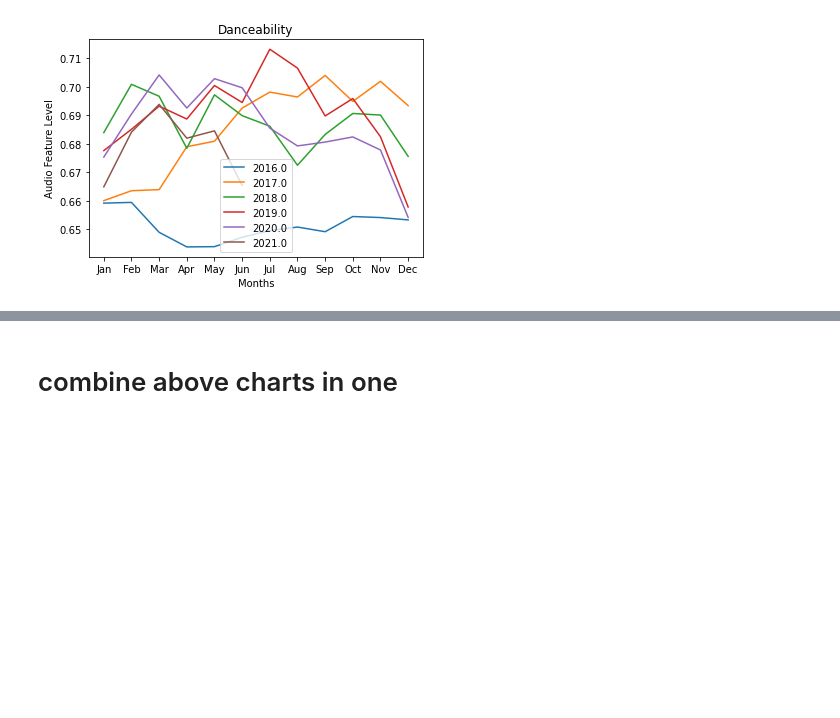
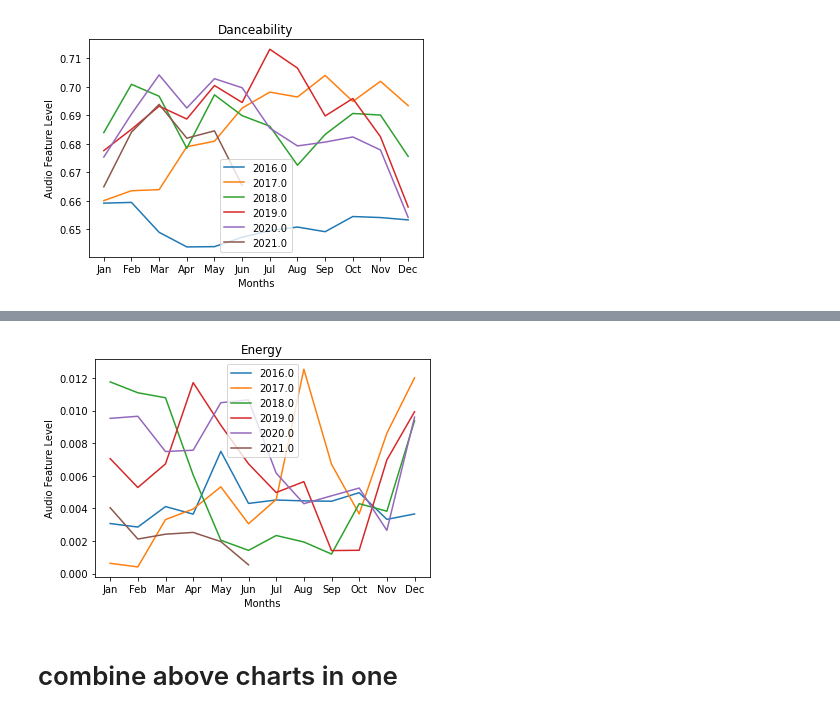
Before and after one commit to lakemp2345/Project-1, a Jupyter notebook: graph_tests.ipynb, the cells around one changed output, grey strips where cells are left out. Cells and saved outputs as stored; diff of their text form; code cells hidden in the pictures; blank space fills up the shorter version.

```diff
--- a/graph_tests.ipynb
+++ b/graph_tests.ipynb
@@ -492,3 +491,21 @@ plt.savefig("Figures/Energy_Stacked.png",dpi=150)
+# %%
+#durations of songs by year
+#TODO: convert ms to minute/second, fix legend,
+months = ["Jan", "Feb", "Mar", "Apr", "May","Jun", "Jul", "Aug", "Sep", "Oct", "Nov", "Dec"]
+for year in years_df_list:
+    groupby_month = year.groupby(by="Month")
+    monthly_means = groupby_month.mean()
+    y_axis = monthly_means["instrumentalness"]
+    if len(y_axis) == 6:
+        months = ["Jan", "Feb", "Mar", "Apr", "May","Jun"]
+    plt.plot(months, y_axis, label=year["Year"].mean())
+plt.legend()
+plt.xlabel("Months")
+plt.ylabel("Audio Feature Level")
+plt.title("Energy")
+plt.savefig("Figures/Energy_Stacked.png",dpi=150)
+# %% [output]
+[figure, added]
 # %% [markdown]
 # combine above charts in one
 # %%
```
Also changed, not shown: parts of 3 cells of this notebook, 3 other files.
